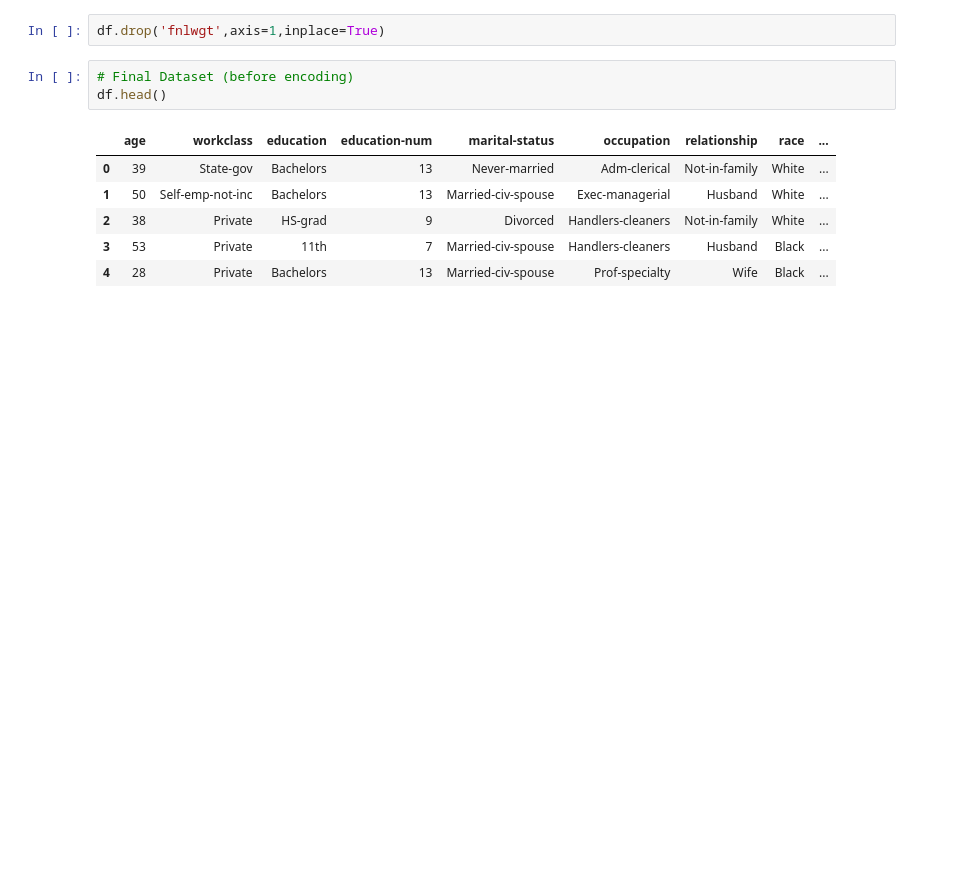
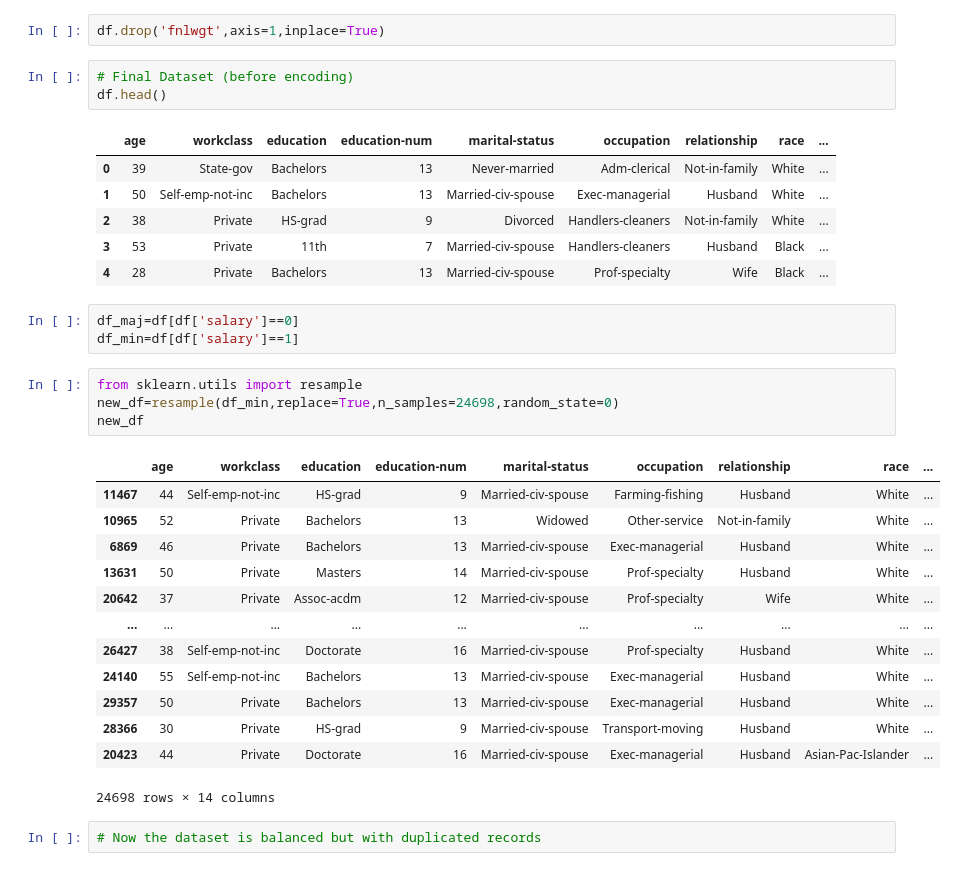
Before and after one commit to fhrt811/Income_Prediction, a Jupyter notebook: notebooks/EDA.ipynb, the cells around one changed output. Cells and saved outputs as stored; diff of their text form; blank space fills up the shorter version.

```diff
--- a/notebooks/EDA.ipynb
+++ b/notebooks/EDA.ipynb
@@ -404,3 +426,26 @@ df.head()
 | 2 | 38 | Private | HS-grad | 9 | Divorced | Handlers-cleaners | Not-in-family | White | ... |
 | 3 | 53 | Private | 11th | 7 | Married-civ-spouse | Handlers-cleaners | Husband | Black | ... |
 | 4 | 28 | Private | Bachelors | 13 | Married-civ-spouse | Prof-specialty | Wife | Black | ... |
+# %%
+df_maj=df[df['salary']==0]
+df_min=df[df['salary']==1]
+# %%
+from sklearn.utils import resample
+new_df=resample(df_min,replace=True,n_samples=24698,random_state=0)
+new_df
+# %% [output]
+|  | age | workclass | education | education-num | marital-status | occupation | relationship | race | ... |
+| 11467 | 44 | Self-emp-not-inc | HS-grad | 9 | Married-civ-spouse | Farming-fishing | Husband | White | ... |
+| 10965 | 52 | Private | Bachelors | 13 | Widowed | Other-service | Not-in-family | White | ... |
+| 6869 | 46 | Private | Bachelors | 13 | Married-civ-spouse | Exec-managerial | Husband | White | ... |
+| 13631 | 50 | Private | Masters | 14 | Married-civ-spouse | Prof-specialty | Husband | White | ... |
+| 20642 | 37 | Private | Assoc-acdm | 12 | Married-civ-spouse | Prof-specialty | Wife | White | ... |
+| ... | ... | ... | ... | ... | ... | ... | ... | ... | ... |
+| 26427 | 38 | Self-emp-not-inc | Doctorate | 16 | Married-civ-spouse | Prof-specialty | Husband | White | ... |
+| 24140 | 55 | Self-emp-not-inc | Bachelors | 13 | Married-civ-spouse | Exec-managerial | Husband | White | ... |
+| 29357 | 50 | Private | Bachelors | 13 | Married-civ-spouse | Exec-managerial | Husband | White | ... |
+| 28366 | 30 | Private | HS-grad | 9 | Married-civ-spouse | Transport-moving | Husband | White | ... |
+| 20423 | 44 | Private | Doctorate | 16 | Married-civ-spouse | Exec-managerial | Husband | Asian-Pac-Islander | ... |
+24698 rows × 14 columns
+# %%
+# Now the dataset is balanced but with duplicated records
```
Also changed, not shown: parts of 8 cells of this notebook, 6 other files.
